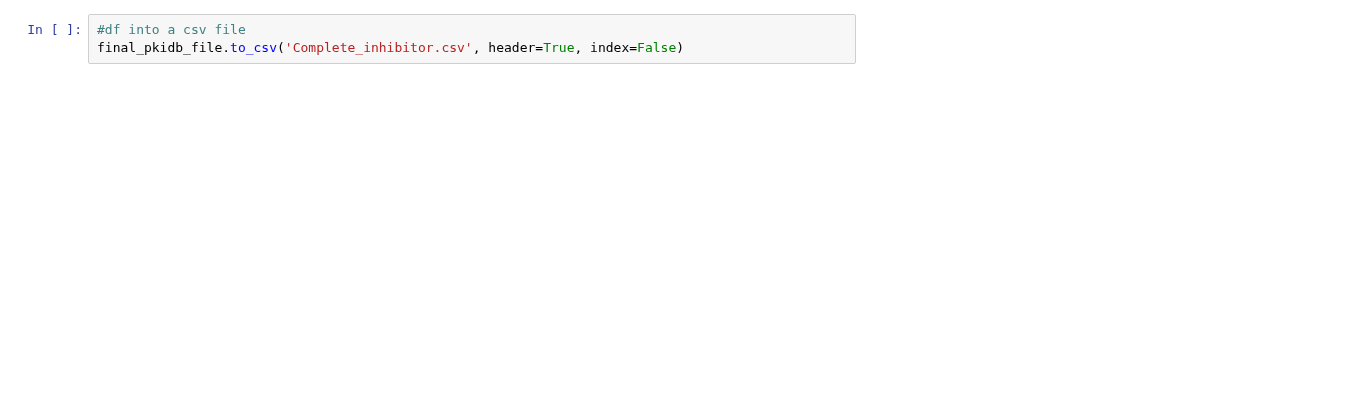
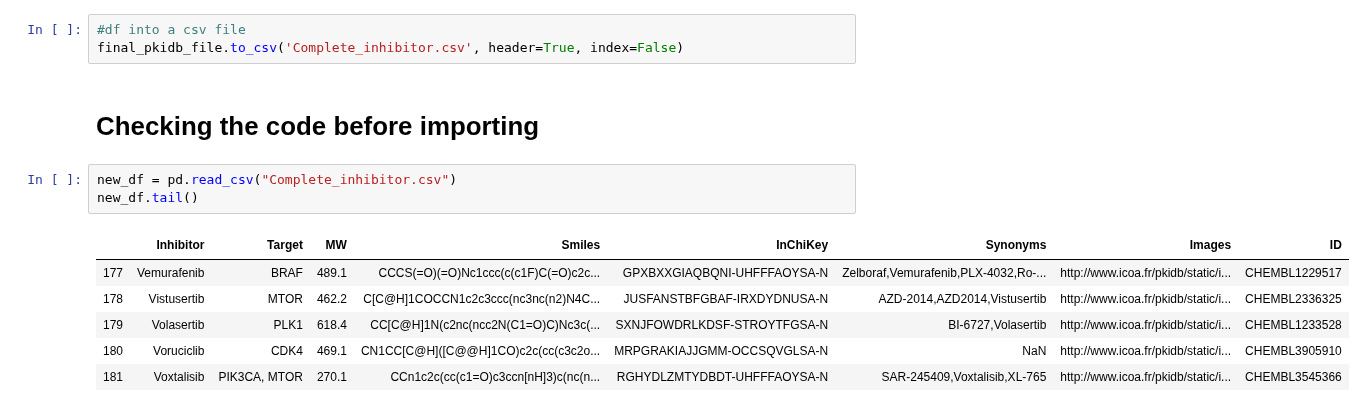
Before and after one commit to SheridanS97/DreamTeam, a Jupyter notebook: Data_mining/inhi/Kinase_checking.ipynb, the cells around one changed output. Saved outputs shown, nothing was run; the diff lists cells and outputs as text; blank space fills up the shorter version.

Commit message:
used the jupyter notebook to check data

```diff
--- a/Data_mining/inhi/Kinase_checking.ipynb
+++ b/Data_mining/inhi/Kinase_checking.ipynb
@@ -157,3 +157,15 @@ final_pkidb_file.head()
 # %%
 #df into a csv file
 final_pkidb_file.to_csv('Complete_inhibitor.csv', header=True, index=False)
+# %% [markdown]
+# Checking the code before importing
+# %%
+new_df = pd.read_csv("Complete_inhibitor.csv")
+new_df.tail()
+# %% [output]
+|  | Inhibitor | Target | MW | Smiles | InChiKey | Synonyms | Images | ID |
+| 177 | Vemurafenib | BRAF | 489.1 | CCCS(=O)(=O)Nc1ccc(c(c1F)C(=O)c2c... | GPXBXXGIAQBQNI-UHFFFAOYSA-N | Zelboraf,Vemurafenib,PLX-4032,Ro-... | http://www.icoa.fr/pkidb/static/i... | CHEMBL1229517 |
+| 178 | Vistusertib | MTOR | 462.2 | C[C@H]1COCCN1c2c3ccc(nc3nc(n2)N4C... | JUSFANSTBFGBAF-IRXDYDNUSA-N | AZD-2014,AZD2014,Vistusertib | http://www.icoa.fr/pkidb/static/i... | CHEMBL2336325 |
+| 179 | Volasertib | PLK1 | 618.4 | CC[C@H]1N(c2nc(ncc2N(C1=O)C)Nc3c(... | SXNJFOWDRLKDSF-STROYTFGSA-N | BI-6727,Volasertib | http://www.icoa.fr/pkidb/static/i... | CHEMBL1233528 |
+| 180 | Voruciclib | CDK4 | 469.1 | CN1CC[C@H]([C@@H]1CO)c2c(cc(c3c2o... | MRPGRAKIAJJGMM-OCCSQVGLSA-N | NaN | http://www.icoa.fr/pkidb/static/i... | CHEMBL3905910 |
+| 181 | Voxtalisib | PIK3CA, MTOR | 270.1 | CCn1c2c(cc(c1=O)c3ccn[nH]3)c(nc(n... | RGHYDLZMTYDBDT-UHFFFAOYSA-N | SAR-245409,Voxtalisib,XL-765 | http://www.icoa.fr/pkidb/static/i... | CHEMBL3545366 |
```
Also changed, not shown: parts of 2 cells of this notebook.
